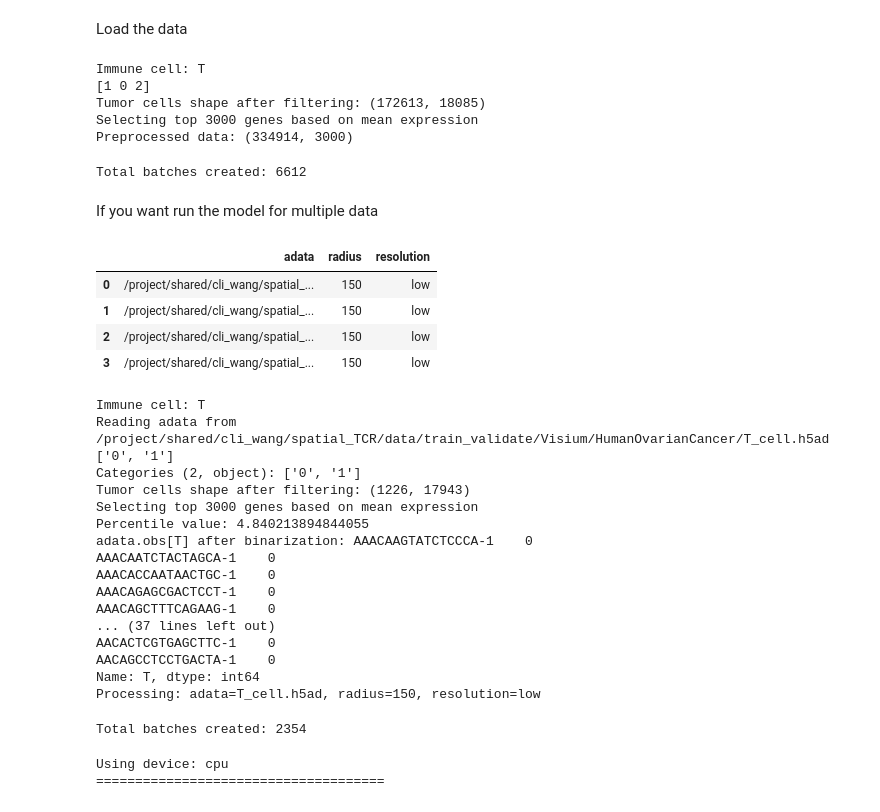
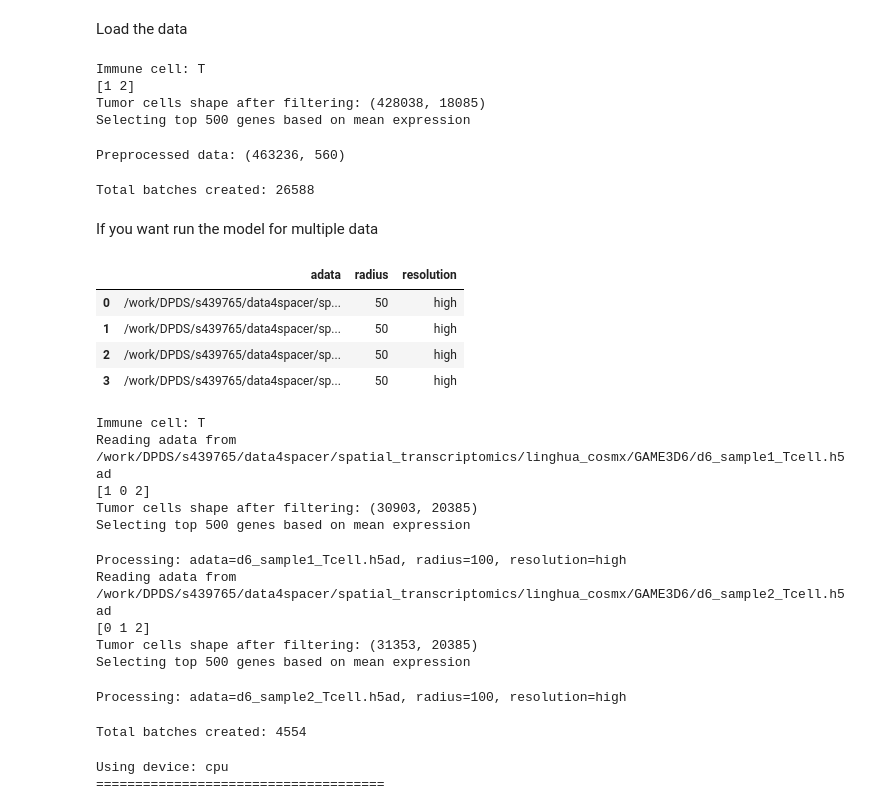
Before and after one commit to yaober/SPACER, a Jupyter notebook: train.ipynb, the cells around one changed output. Saved outputs shown, nothing was run; the diff lists cells and outputs as text; code cells hidden in the pictures.

Commit message:
spacer1.0

```diff
--- a/train.ipynb
+++ b/train.ipynb
@@ -43,61 +43,55 @@ all_genes = all_genes['Gene'].values.tolist()
 Load the data
 # %%
 # Load dataset and create DataLoader(details data structure in data preparation section)
-adata = sc.read_h5ad('/work/OSPH/s439765/data4spacer/spatial_transcriptomics/VisiumHD/processed/Colon_Cancer_P2T_cell.h5ad')
+adata = sc.read_h5ad('/work/DPDS/s439765/data4spacer/spatial_transcriptomics/health_tissue_visiumhd/Visium_HD_FF_Human_Tonsil_binned_outputs/T_cell_nc.h5ad')
 dataset = BagsDataset(
     adata,
     immune_cell='tcell',
     radius=50,
     max_instances=500,
-    n_genes=3000,
+    n_genes=500,
     resolution='high',
     k=2,  # Ensure 'k' matches the number of bags per batch
 )
 # %% [output]
 Immune cell: T
-[1 0 2]
-Tumor cells shape after filtering: (172613, 18085)
-Selecting top 3000 genes based on mean expression
-Preprocessed data: (334914, 3000)
+[1 2]
+Tumor cells shape after filtering: (428038, 18085)
+Selecting top 500 genes based on mean expression
-Total batches created: 6612
+Preprocessed data: (463236, 560)
+Total batches created: 26588
 # %% [markdown]
 If you want run the model for multiple data
 # %%
-adatas = pd.read_csv('data/sample.csv')
+adatas = pd.read_csv('data/all_data/tcell_cosmx.csv')
 adatas #make sure you have same data structure as in sample.csv
 # %% [output]
 |  | adata | radius | resolution |
-| 0 | /project/shared/cli_wang/spatial_... | 150 | low |
-| 1 | /project/shared/cli_wang/spatial_... | 150 | low |
-| 2 | /project/shared/cli_wang/spatial_... | 150 | low |
-| 3 | /project/shared/cli_wang/spatial_... | 150 | low |
+| 0 | /work/DPDS/s439765/data4spacer/sp... | 50 | high |
+| 1 | /work/DPDS/s439765/data4spacer/sp... | 50 | high |
+| 2 | /work/DPDS/s439765/data4spacer/sp... | 50 | high |
+| 3 | /work/DPDS/s439765/data4spacer/sp... | 50 | high |
 # %%
 dataset = BagsDataset(
-    'data/sample.csv',
+    'data/all_data/tcell_cosmx.csv',
     immune_cell='tcell',
     max_instances=500,
-    n_genes=3000,
+    n_genes=500,
     k=2,  # Ensure 'k' matches the number of bags per batch
 )
 # %% [output]
 Immune cell: T
-Reading adata from /project/shared/cli_wang/spatial_TCR/data/train_validate/Visium/HumanOvarianCancer/T_cell.h5ad
-['0', '1']
-Categories (2, object): ['0', '1']
-Tumor cells shape after filtering: (1226, 17943)
-Selecting top 3000 genes based on mean expression
-Percentile value: 4.840213894844055
-adata.obs[T] after binarization: AAACAAGTATCTCCCA-1    0
-AAACAATCTACTAGCA-1    0
-AAACACCAATAACTGC-1    0
-AAACAGAGCGACTCCT-1    0
-AAACAGCTTTCAGAAG-1    0
-... (37 lines left out)
-AACACTCGTGAGCTTC-1    0
-AACAGCCTCCTGACTA-1    0
-Name: T, dtype: int64
-Processing: adata=T_cell.h5ad, radius=150, resolution=low
+Reading adata from /work/DPDS/s439765/data4spacer/spatial_transcriptomics/linghua_cosmx/GAME3D6/d6_sample1_Tcell.h5ad
+[1 0 2]
+Tumor cells shape after filtering: (30903, 20385)
+Selecting top 500 genes based on mean expression
-Total batches created: 2354
+Processing: adata=d6_sample1_Tcell.h5ad, radius=100, resolution=high
+Reading adata from /work/DPDS/s439765/data4spacer/spatial_transcriptomics/linghua_cosmx/GAME3D6/d6_sample2_Tcell.h5ad
+[0 1 2]
+Tumor cells shape after filtering: (31353, 20385)
+Selecting top 500 genes based on mean expression
+Processing: adata=d6_sample2_Tcell.h5ad, radius=100, resolution=high
+Total batches created: 4554
 # %%
 device = torch.device("cuda" if torch.cuda.is_available() else "cpu")
 if device.type == "cuda":
```
Also changed, not shown: parts of 8 cells of this notebook, 6 other files.
